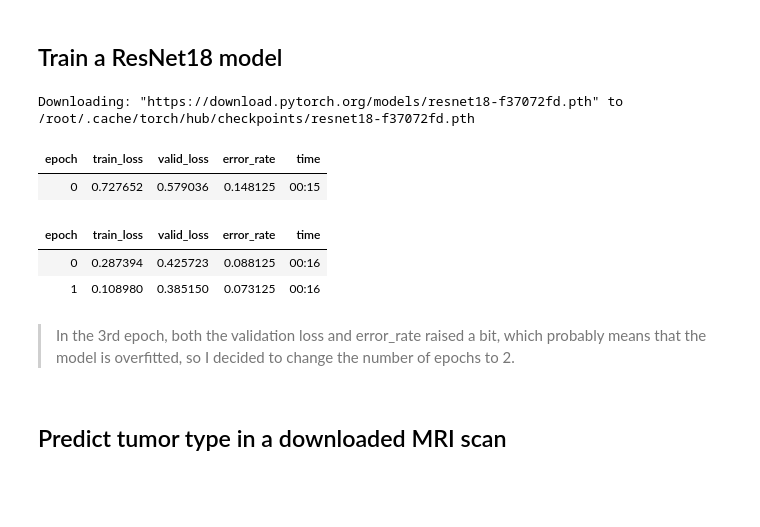
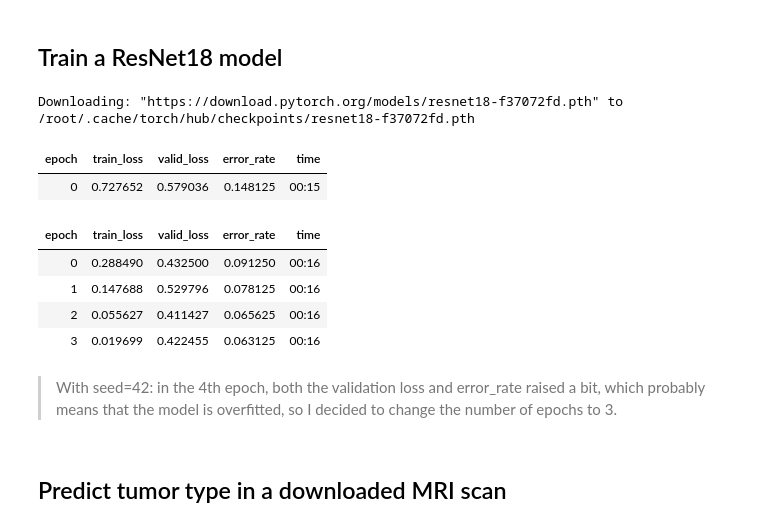
Before and after one commit to aviram421/mri-tumor-classification, a Jupyter notebook: tumor-classification-model.ipynb, the cells around one changed output. Drawn from its saved outputs; the diff is of its cells as text; code cells hidden in the pictures; blank space fills up the shorter version.

Commit message:
Overfitting in 4th epoch (initial training)

```diff
--- a/tumor-classification-model.ipynb
+++ b/tumor-classification-model.ipynb
@@ -41,16 +41,18 @@ fastai.data.core.DataLoaders
 ## Train a ResNet18 model
 # %%
 learn = vision_learner(dls, resnet18, metrics=error_rate)
-learn.fine_tune(2)
+learn.fine_tune(4)
 # %% [output]
 Downloading: "https://download.pytorch.org/models/resnet18-f37072fd.pth" to /root/.cache/torch/hub/checkpoints/resnet18-f37072fd.pth
 | epoch | train_loss | valid_loss | error_rate | time |
 | 0 | 0.727652 | 0.579036 | 0.148125 | 00:15 |
 | epoch | train_loss | valid_loss | error_rate | time |
-| 0 | 0.287394 | 0.425723 | 0.088125 | 00:16 |
-| 1 | 0.108980 | 0.385150 | 0.073125 | 00:16 |
+| 0 | 0.288490 | 0.432500 | 0.091250 | 00:16 |
+| 1 | 0.147688 | 0.529796 | 0.078125 | 00:16 |
+| 2 | 0.055627 | 0.411427 | 0.065625 | 00:16 |
+| 3 | 0.019699 | 0.422455 | 0.063125 | 00:16 |
 # %% [markdown]
-> In the 3rd epoch, both the validation loss and error_rate raised a bit, which probably means that the model is overfitted, so I decided to change the number of epochs to 2.
+> With seed=42: in the 4th epoch, both the validation loss and error_rate raised a bit, which probably means that the model is overfitted, so I decided to change the number of epochs to 3.
 # %% [markdown]
 ## Predict tumor type in a downloaded MRI scan
 # %%
```
Also changed, not shown: parts of 3 cells of this notebook.
